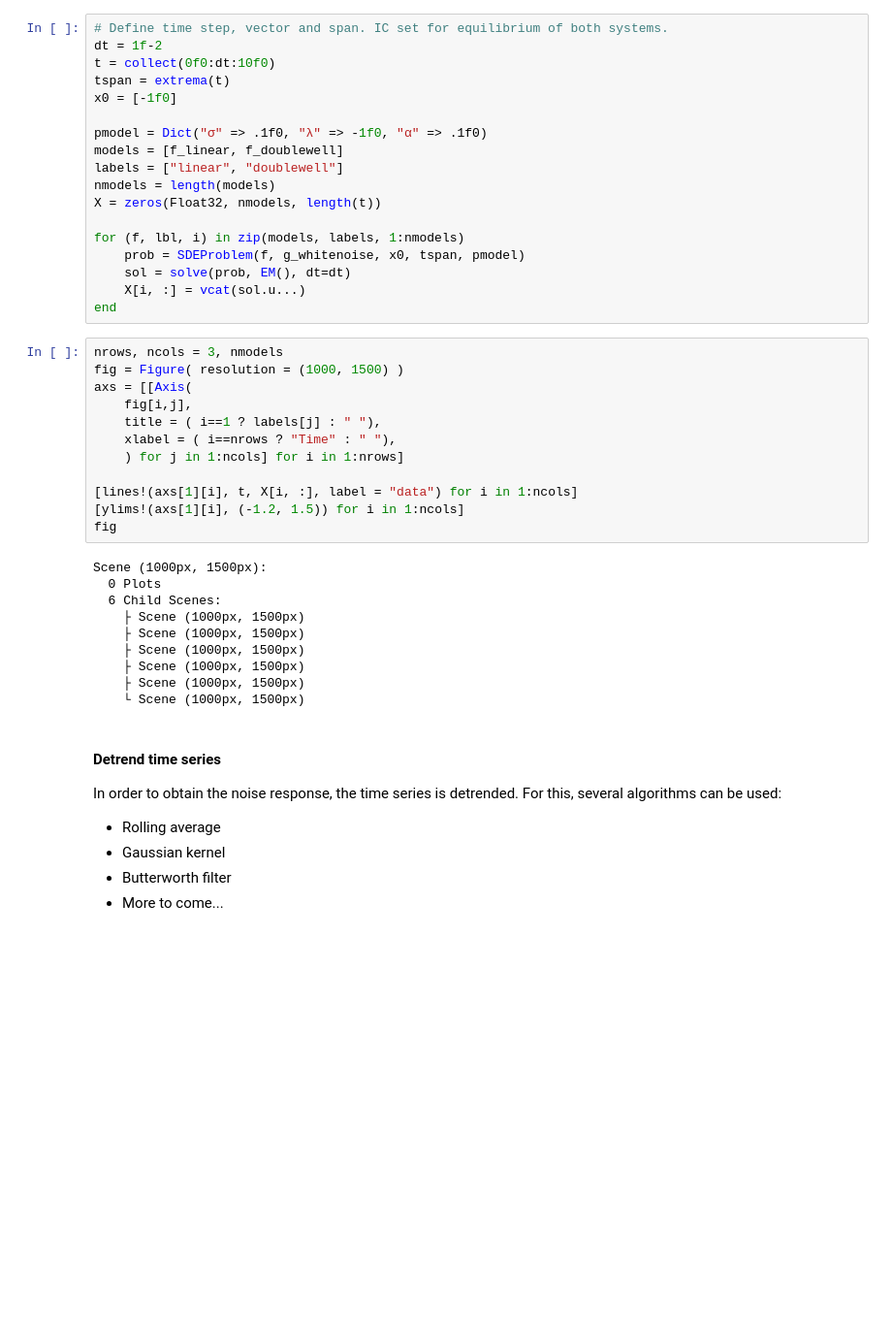
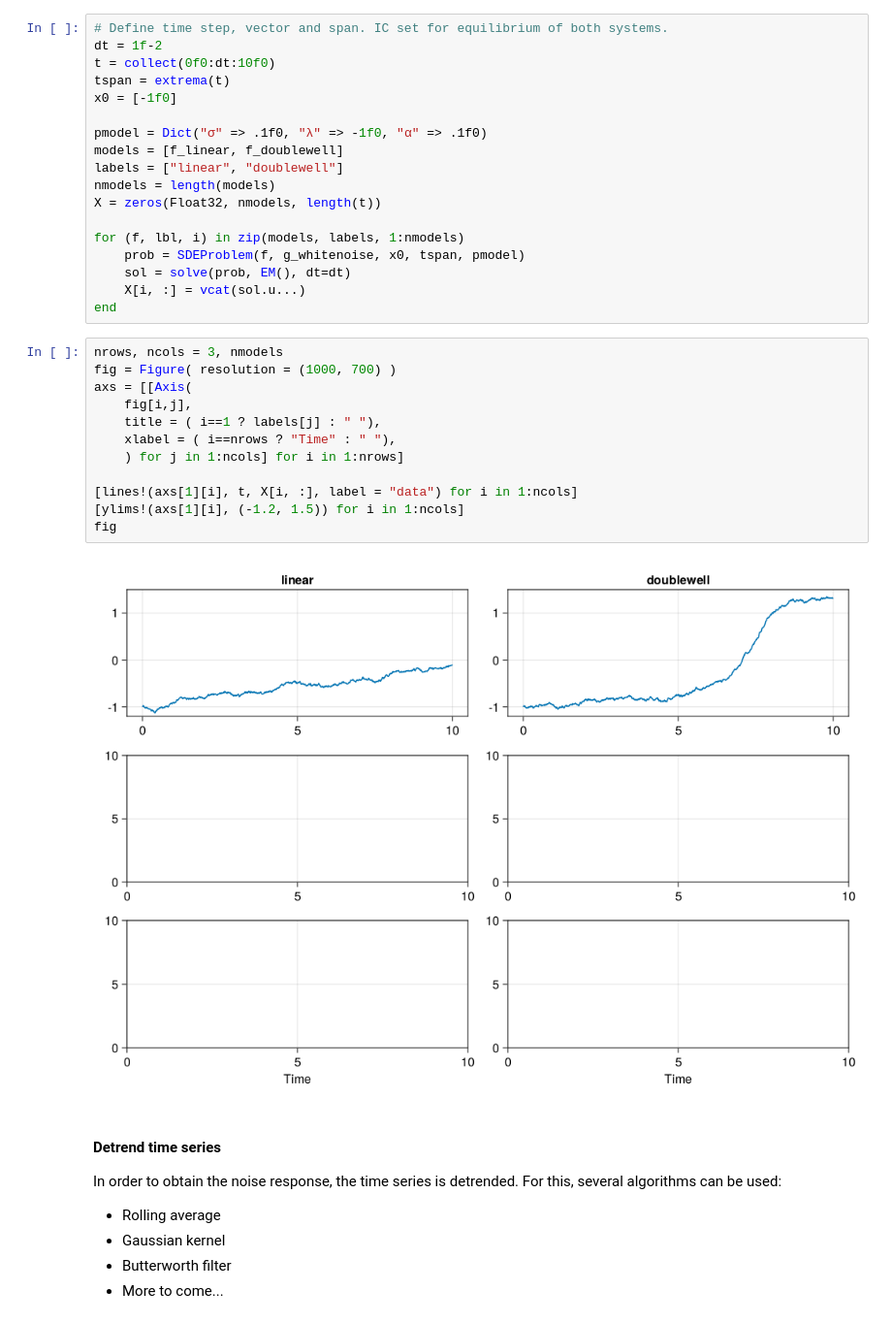
Before and after one commit to JanJereczek/StatisticalEWS, a Jupyter notebook: scripts/demo_palma.ipynb, the cells around one changed output. Shown at 97% size. Cells and saved outputs as stored; diff of their text form; blank space fills up the shorter version.

```diff
--- a/scripts/demo_palma.ipynb
+++ b/scripts/demo_palma.ipynb
@@ -67,26 +65,18 @@ for (f, lbl, i) in zip(models, labels, 1:nmodels)
 end
 # %%
 nrows, ncols = 3, nmodels
-fig = Figure( resolution = (1000, 1500) )
+fig = Figure( resolution = (1000, 700) )
 axs = [[Axis(
     fig[i,j],
     title = ( i==1 ? labels[j] : " "),
     xlabel = ( i==nrows ? "Time" : " "),
     ) for j in 1:ncols] for i in 1:nrows]
 
 [lines!(axs[1][i], t, X[i, :], label = "data") for i in 1:ncols]
 [ylims!(axs[1][i], (-1.2, 1.5)) for i in 1:ncols]
 fig
 # %% [output]
-Scene (1000px, 1500px):
-  0 Plots
-  6 Child Scenes:
-    ├ Scene (1000px, 1500px)
-    ├ Scene (1000px, 1500px)
-    ├ Scene (1000px, 1500px)
-    ├ Scene (1000px, 1500px)
-    ├ Scene (1000px, 1500px)
-    └ Scene (1000px, 1500px)
+[figure, added]
 # %% [markdown]
 #### Detrend time series
 
```
Also changed, not shown: parts of 11 cells of this notebook, 5 other files.
